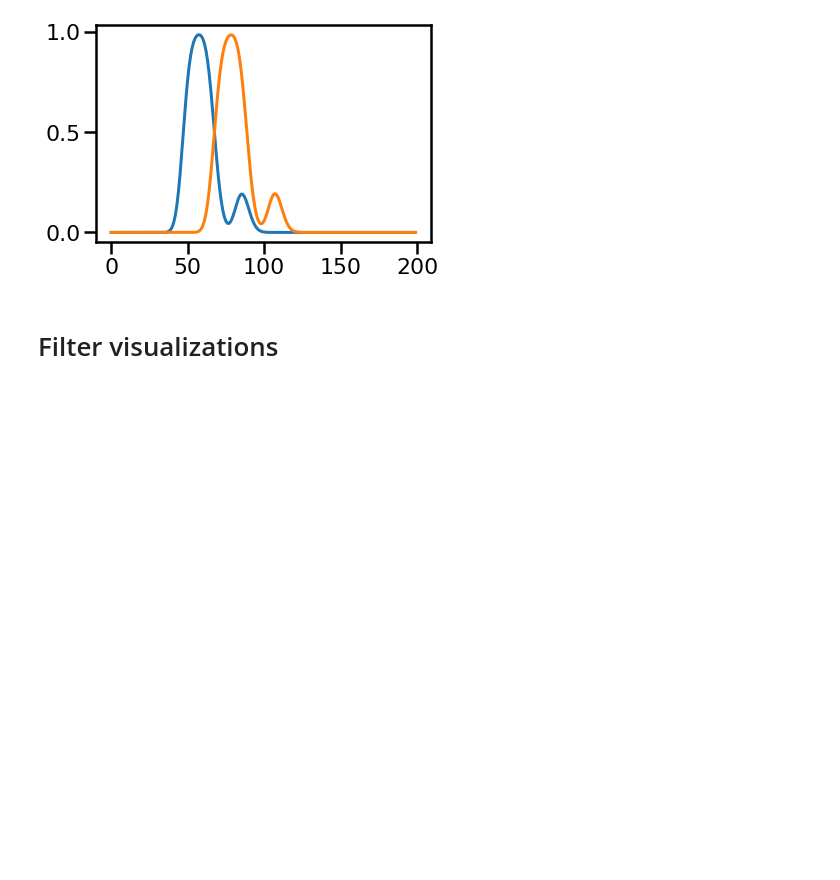
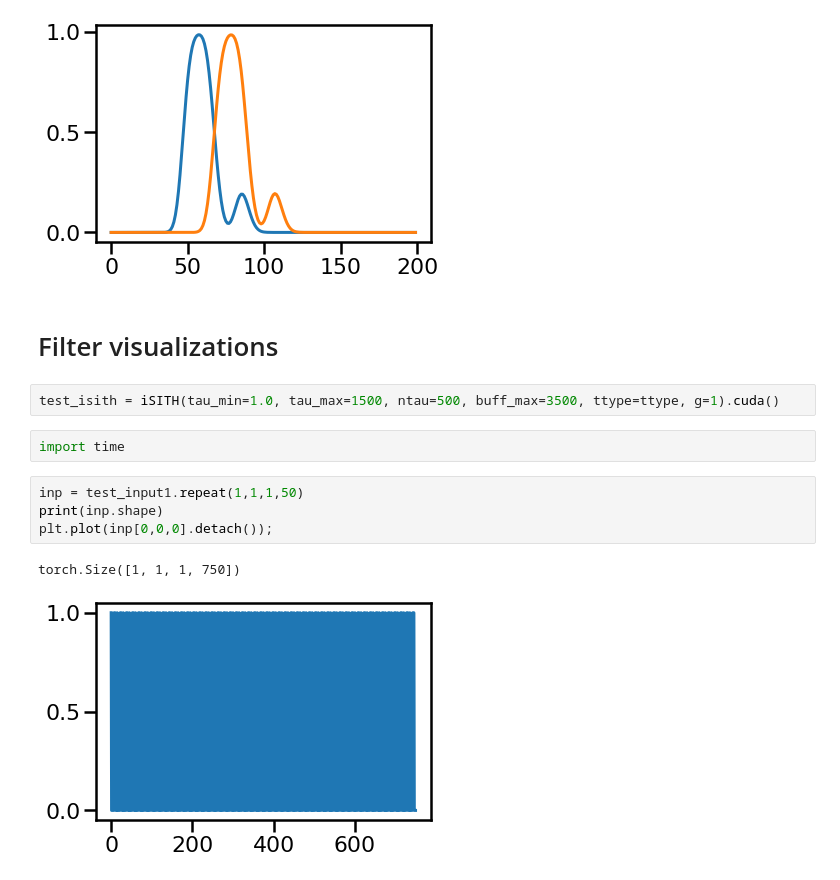
Before and after one commit to compmem/SITH_Layer, a Jupyter notebook: iSITH_verifications.ipynb, the cells around one changed output. Drawn from its saved outputs; the diff is of its cells as text; blank space fills up the shorter version.

```diff
--- a/iSITH_verifications.ipynb
+++ b/iSITH_verifications.ipynb
@@ -63,3 +63,14 @@ plt.plot(out2[0, :, 0, -1].detach().cpu());
 [figure]
 # %% [markdown]
 # Filter visualizations
+# %%
+test_isith = iSITH(tau_min=1.0, tau_max=1500, ntau=500, buff_max=3500, ttype=ttype, g=1).cuda()
+# %%
+import time
+# %%
+inp = test_input1.repeat(1,1,1,50)
+print(inp.shape)
+plt.plot(inp[0,0,0].detach());
+# %% [output]
+torch.Size([1, 1, 1, 750])
+[figure, added]
```
Also changed, not shown: parts of 33 cells of this notebook, 1 other file.
